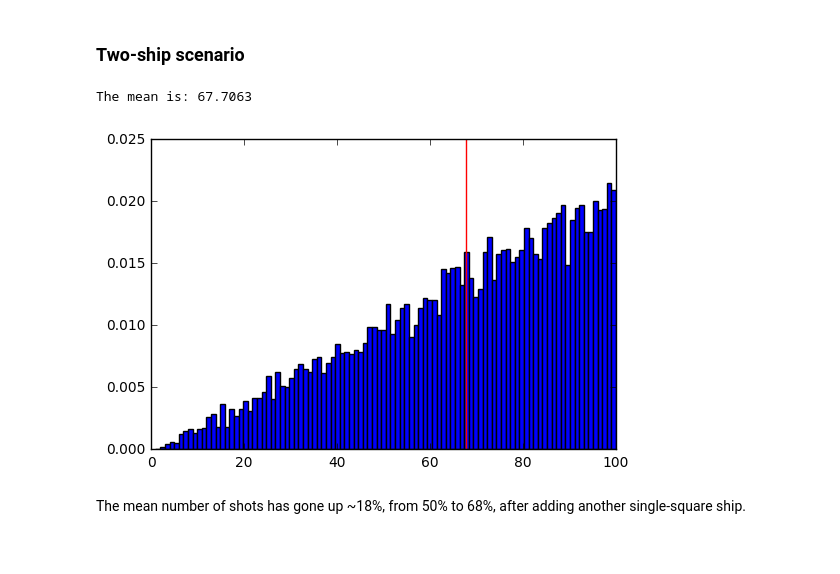
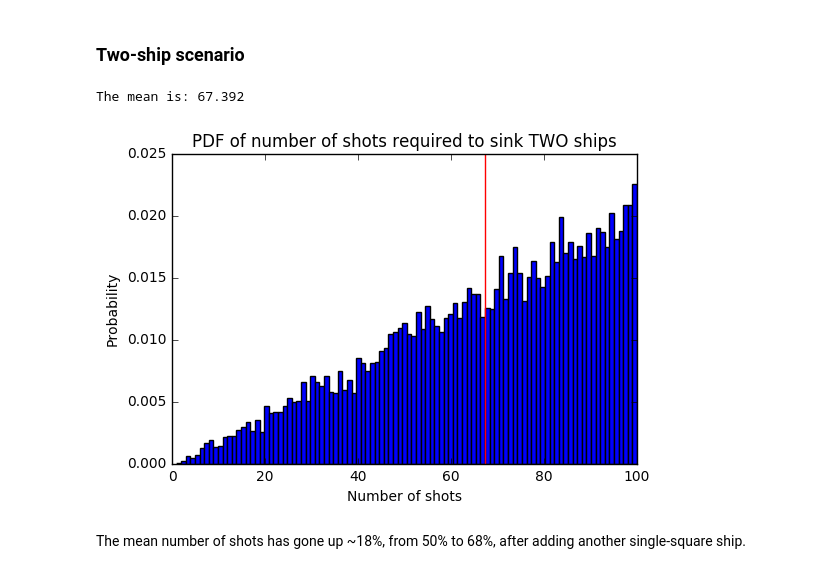
Before and after one commit to ajRiverav/ai-battleship-player, a Jupyter notebook: density-functions-analysis.ipynb, the cells around one changed output. Cells and saved outputs as stored; diff of their text form; code cells hidden in the pictures.

```diff
--- a/density-functions-analysis.ipynb
+++ b/density-functions-analysis.ipynb
@@ -90,19 +93,22 @@ The mean is: 50.3978
 # %%
 NUM_EPISODES = 10000
 NUM_COORDINATES = 100
 NUM_SHIPS = 2
 
 experimentResult = playSimpleBattleshipAttacker(NUM_EPISODES,NUM_COORDINATES,NUM_SHIPS)
 
 plt.hist(experimentResult,bins=NUM_COORDINATES,normed=True,range=(1,NUM_COORDINATES));
+plt.title('PDF of number of shots required to sink TWO ships')
+plt.xlabel('Number of shots')
+plt.ylabel('Probability')
 
 avgNumberOfShotsToWIn = experimentResult.mean()
 plt.axvline(x=avgNumberOfShotsToWIn,color="red")
 
 print("The mean is: " + str(avgNumberOfShotsToWIn))
 # %% [output]
-The mean is: 67.7063
+The mean is: 67.392
-[figure, old version]
+[figure, new version]
 # %% [markdown]
 The mean number of shots has gone up ~18%, from 50% to 68%, after adding another single-square ship.
 # %% [markdown]
```
Also changed, not shown: parts of 5 cells of this notebook.
